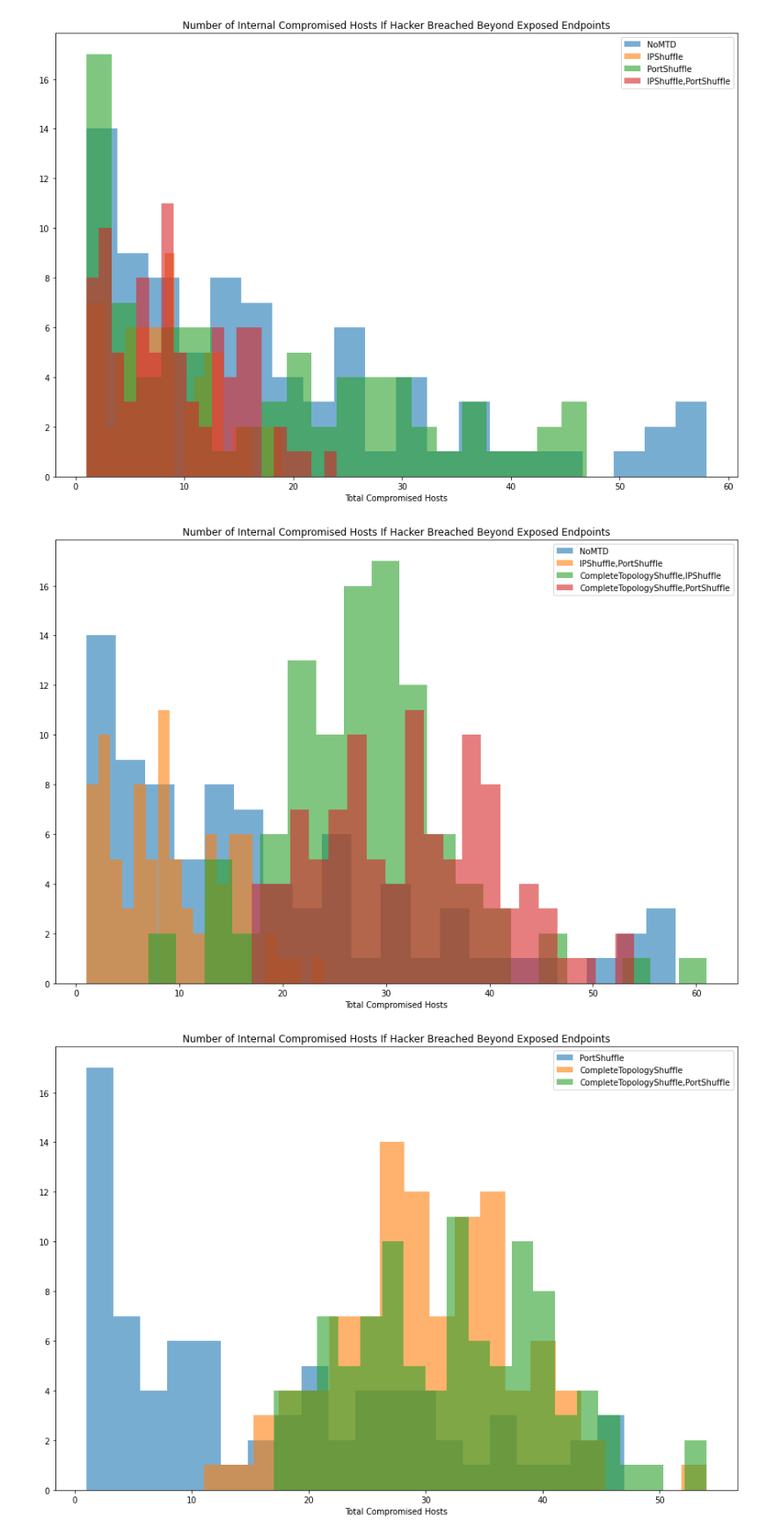
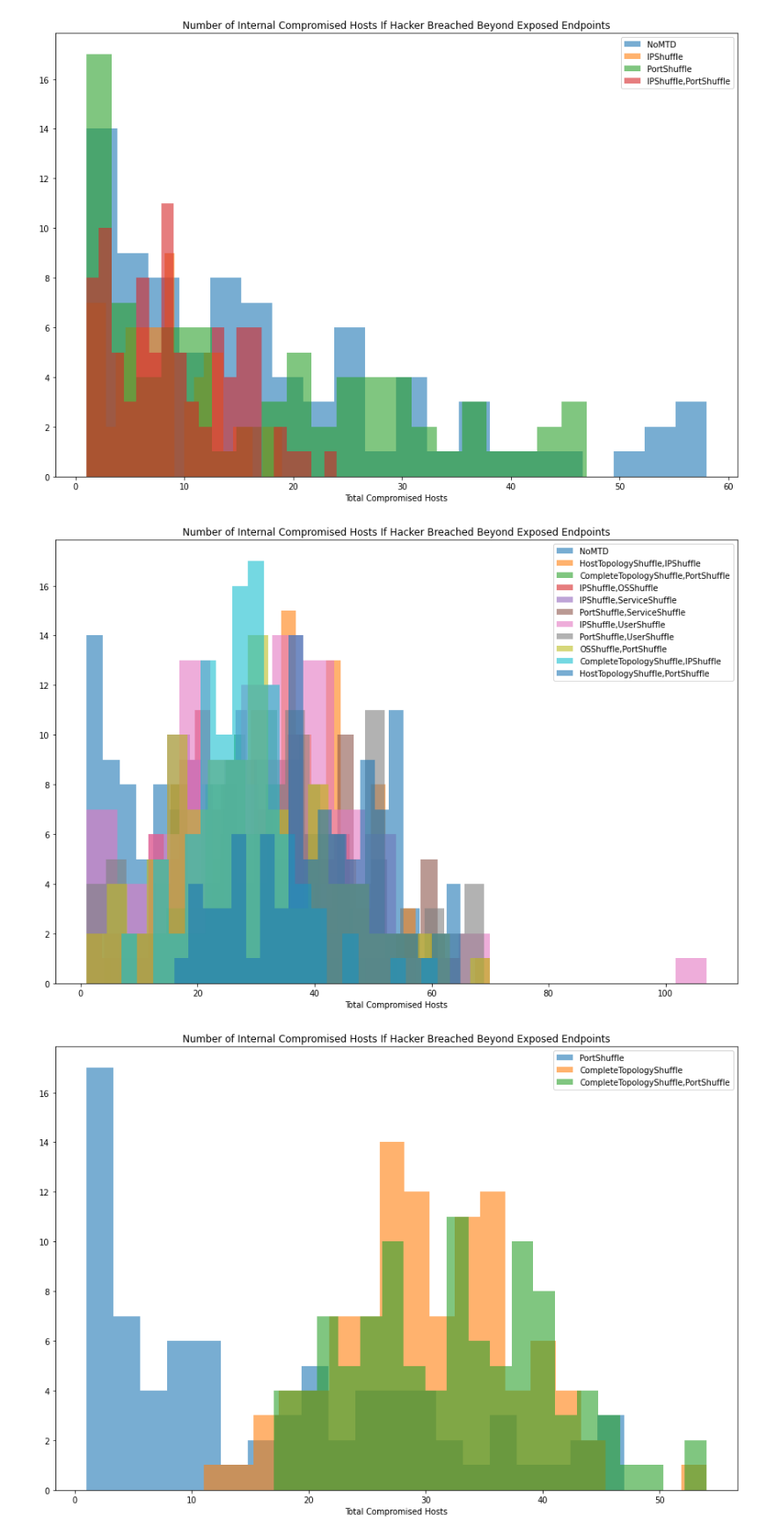
Before and after one commit to yuanyuan2000/MTDGame, a Jupyter notebook: research-analysis/analysis.ipynb, the cells around one changed output. Shown: that part at 88% size. Drawn from its saved outputs; the diff is of its cells as text; code cells hidden in the pictures.

```diff
--- a/research-analysis/analysis.ipynb
+++ b/research-analysis/analysis.ipynb
@@ -153,16 +159,15 @@ compromised_histogram(compare_ip_port_topology, combination2_results)
 # %% [output]
 [figure]
 # %%
-compare_ip_port_topology = [
-    "NoMTD",
-    'IPShuffle,PortShuffle',
-    'CompleteTopologyShuffle,IPShuffle',
-    'CompleteTopologyShuffle,PortShuffle'
+compare_ip_port_topology = ["NoMTD"] + [
+    x
+        for x in simulation2_types
+            if ("PortShuffle" in x or "IPShuffle" in x) and not ("PortShuffle" in x and "IPShuffle" in x) and len(x.split(',')) != 1
 ]
 
 compromised_histogram(compare_ip_port_topology, combination2_results)
 # %% [output]
-[figure, old version]
+[figure, new version]
 # %%
 compare_ip_port_topology = [
     'PortShuffle',
```
Also changed, not shown: parts of 29 cells of this notebook, 10 other files.
